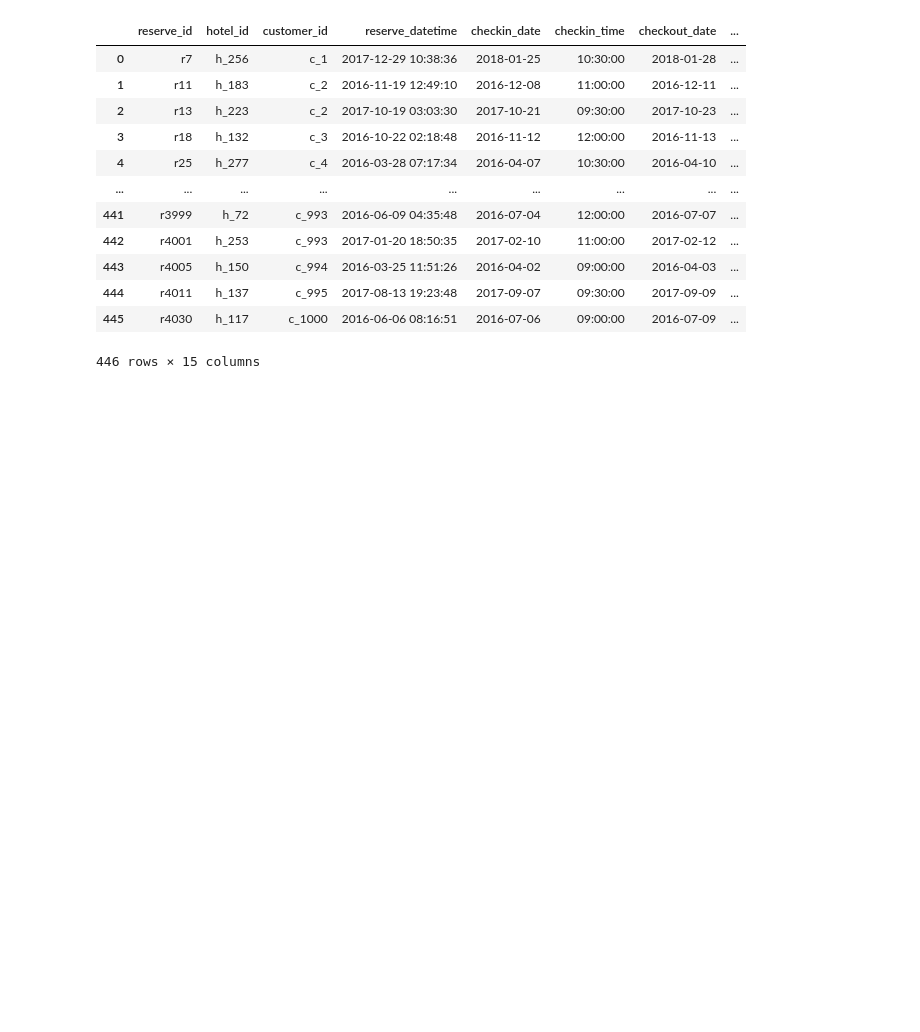
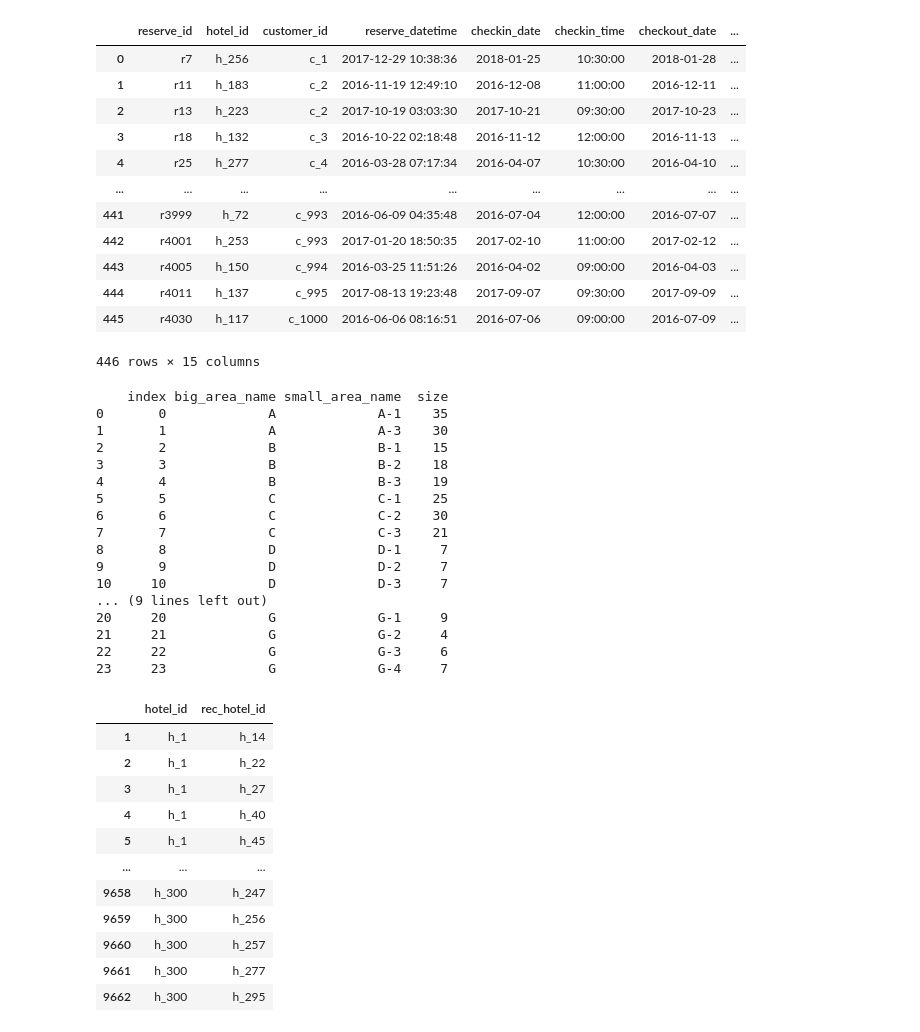
Before and after one commit to neptun92/LearningLab, a Jupyter notebook: notebooks/Preprocessing-master/02.03.Join.ipynb, the cells around one changed output. Cells and saved outputs as stored; diff of their text form; code cells hidden in the pictures; blank space fills up the shorter version.

```diff
--- a/notebooks/Preprocessing-master/02.03.Join.ipynb
+++ b/notebooks/Preprocessing-master/02.03.Join.ipynb
@@ -63,3 +63,83 @@ pd.merge(reserve_tb.query('people_num == 1'),
 | 444 | r4011 | h_137 | c_995 | 2017-08-13 19:23:48 | 2017-09-07 | 09:30:00 | 2017-09-09 | ... |
 | 445 | r4030 | h_117 | c_1000 | 2016-06-06 08:16:51 | 2016-07-06 | 09:00:00 | 2016-07-09 | ... |
 446 rows × 15 columns
+# %%
+# 가비지콜렉션(불필요한 메모리 해제)를 위한 라이브러리
+import gc
+
+# small_area_name별로 호텔 수를 계산
+small_area_mst = hotel_tb \
+  .groupby(['big_area_name', 'small_area_name'], as_index=False) \
+  .size().reset_index()
+print(small_area_mst)
+
+small_area_mst.columns = ['index', 'big_area_name', 'small_area_name', 'hotel_cnt']
+
+# 20건 이상이면 join_area_id에 small_area_name을 지정
+# 20건 미만이면 join_area_id에 big_area_name을 지정
+# -1로 자신을 제외
+small_area_mst['join_area_id'] = \
+  np.where(small_area_mst['hotel_cnt'] - 1 >= 20,
+           small_area_mst['small_area_name'],
+           small_area_mst['big_area_name'])
+
+# 필요 없어진 열을 제거
+small_area_mst.drop(['hotel_cnt', 'big_area_name'], axis=1, inplace=True)
+
+# 추천 대상 호텔에 small_area_mst를 결합하여 join_area_id를 설정
+base_hotel_mst = pd.merge(hotel_tb, small_area_mst, on='small_area_name') \
+                   .loc[:, ['hotel_id', 'join_area_id']]
+
+# 아래는 필요에 따라 메모리 해제(필수는 아니지만 메모리에 여유가 없을 때 이용)
+del small_area_mst
+gc.collect()
+
+# recommend_hotel_mst는 추천 후보 테이블
+recommend_hotel_mst = pd.concat([
+  # join_area_id를 big_area_name으로한 추천 후보 마스터
+  hotel_tb[['small_area_name', 'hotel_id']] \
+    .rename(columns={'small_area_name': 'join_area_id'}, inplace=False),
+
+  # join_area_id를 small_area_name으로한 추천 후보 마스터
+  hotel_tb[['big_area_name', 'hotel_id']] \
+    .rename(columns={'big_area_name': 'join_area_id'}, inplace=False)
+])
+
+# 결합 할 때 hotel_id 열 이름이 중복 되므로 변경
+recommend_hotel_mst.rename(columns={'hotel_id': 'rec_hotel_id'}, inplace=True)
+
+# base_hotel_mst와 recommend_hotel_mst를 결합하여 추천 후보의 정보를 부여
+# query 함수로 추천 후보에서 자신을 제외
+pd.merge(base_hotel_mst, recommend_hotel_mst, on='join_area_id') \
+  .loc[:, ['hotel_id', 'rec_hotel_id']] \
+  .query('hotel_id != rec_hotel_id')
+# %% [output]
+    index big_area_name small_area_name  size
+0       0             A             A-1    35
+1       1             A             A-3    30
+2       2             B             B-1    15
+3       3             B             B-2    18
+4       4             B             B-3    19
+5       5             C             C-1    25
+6       6             C             C-2    30
+7       7             C             C-3    21
+8       8             D             D-1     7
+9       9             D             D-2     7
+10     10             D             D-3     7
+... (9 lines left out)
+20     20             G             G-1     9
+21     21             G             G-2     4
+22     22             G             G-3     6
+23     23             G             G-4     7
+|  | hotel_id | rec_hotel_id |
+| 1 | h_1 | h_14 |
+| 2 | h_1 | h_22 |
+| 3 | h_1 | h_27 |
+| 4 | h_1 | h_40 |
+| 5 | h_1 | h_45 |
+| ... | ... | ... |
+| 9658 | h_300 | h_247 |
+| 9659 | h_300 | h_256 |
+| 9660 | h_300 | h_257 |
+| 9661 | h_300 | h_277 |
+| 9662 | h_300 | h_295 |
```
Also changed, not shown: parts of 6 cells of this notebook, 8 other files.
